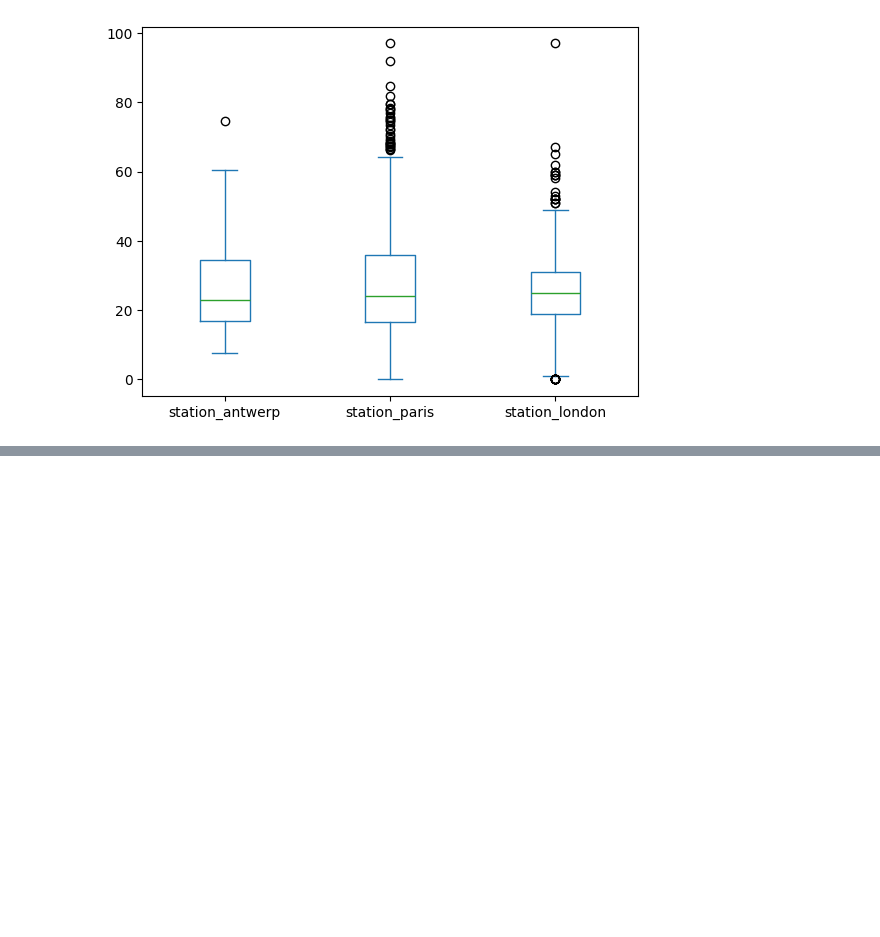
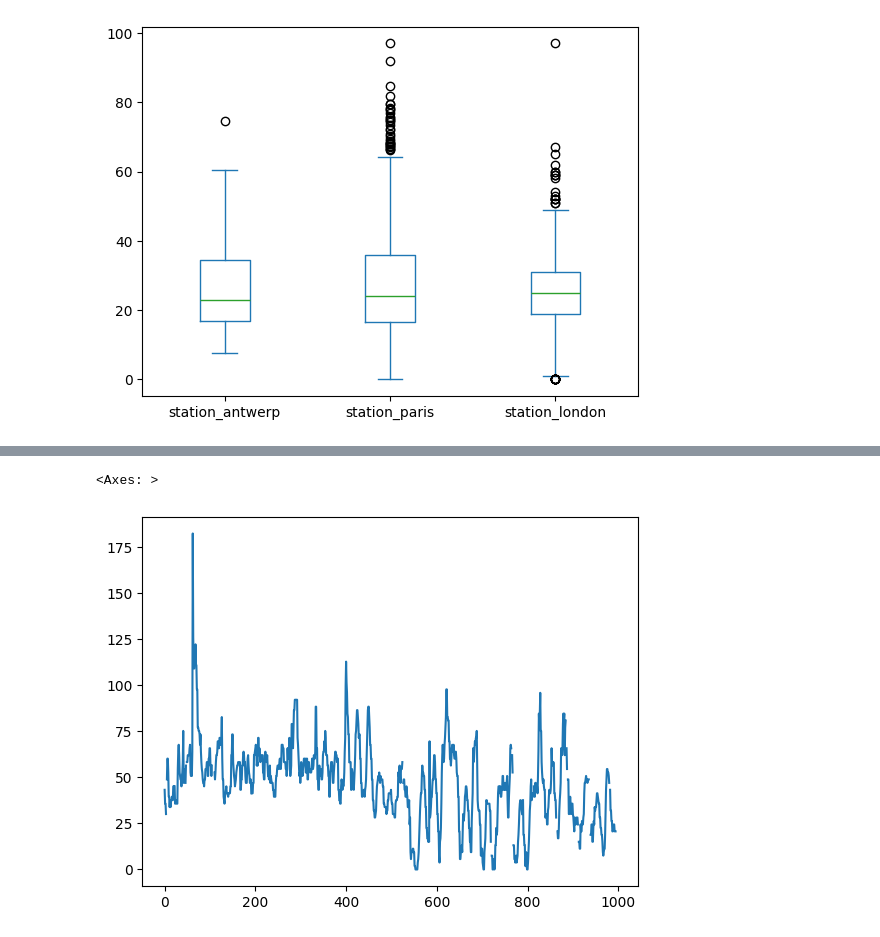
Before and after one commit to harsh-suman5/python-for-youtube, a Jupyter notebook: pandas_tutorials/new2.ipynb, the cells around one changed output, grey strips where cells are left out. Cells and saved outputs as stored; diff of their text form; code cells hidden in the pictures; blank space fills up the shorter version.

```diff
--- a/pandas_tutorials/new2.ipynb
+++ b/pandas_tutorials/new2.ipynb
@@ -42,3 +42,6 @@ air_quality.plot.box()
 # %% [output]
 <Axes: >
 [figure]
+# %%
+air_quality['london_mg_per_cubic'] = air_quality['station_london']*1.882
+air_quality.head()
@@ -44,0 +55,5 @@ air_quality.plot.box()
+# %%
+air_quality['london_mg_per_cubic'].plot()
+# %% [output]
+<Axes: >
+[figure, added]
```
Also changed, not shown: parts of 8 cells of this notebook.
